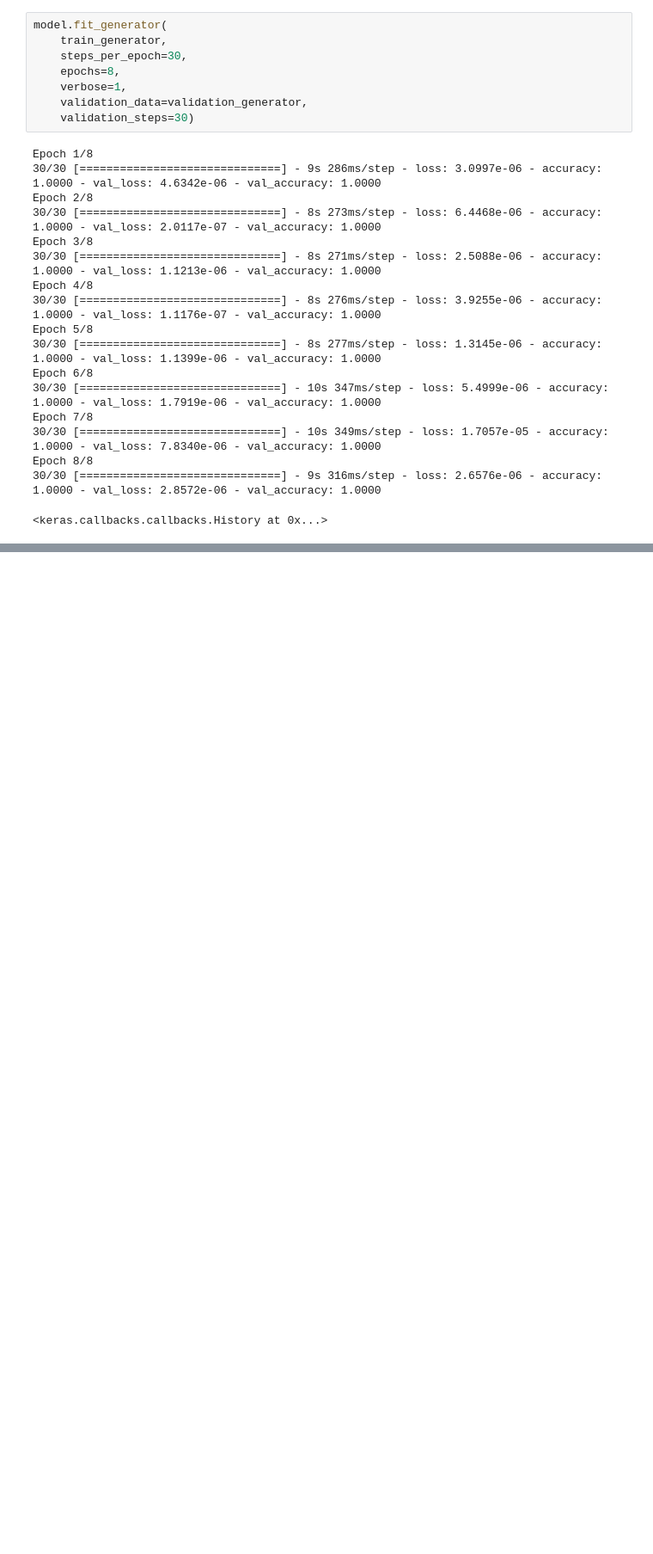
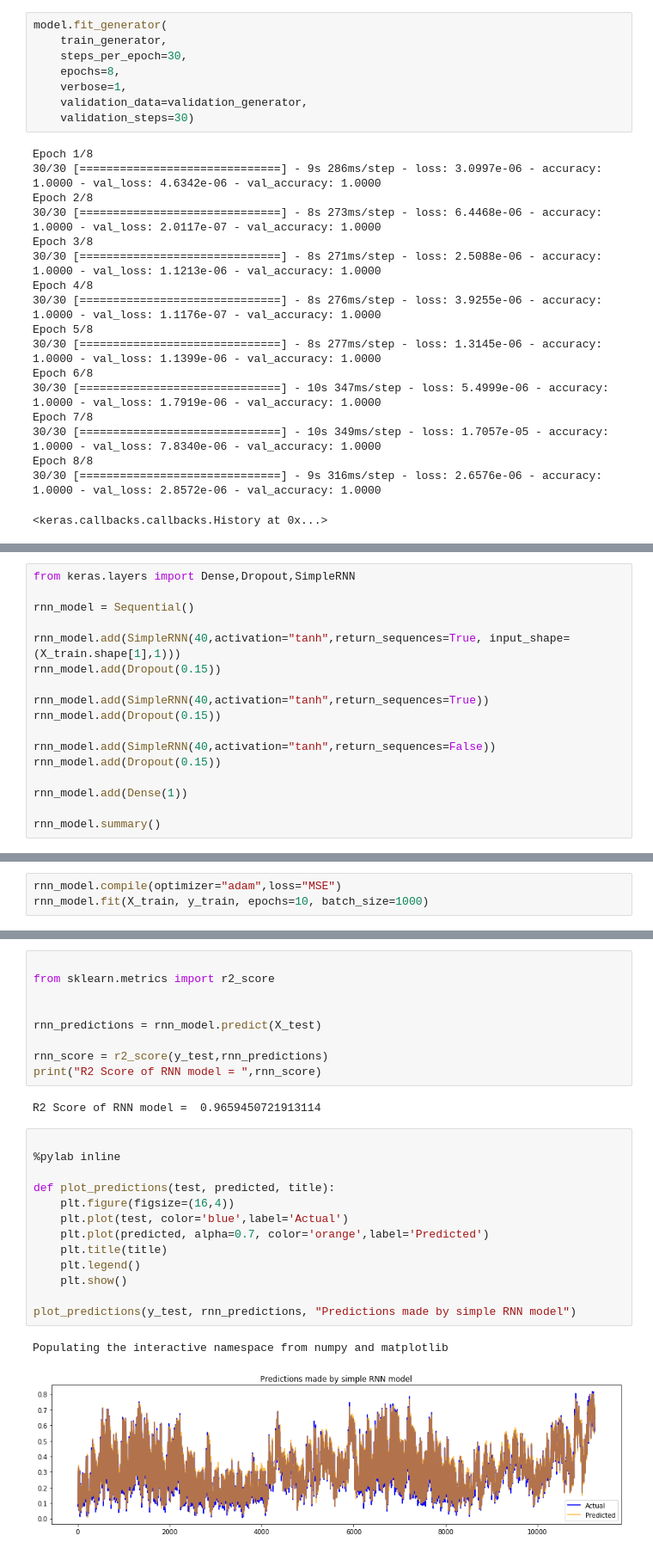
Before and after one commit to Stepess/neural_network, a Jupyter notebook: neural_networks.ipynb, the cells around one changed output, grey strips where cells are left out. Shown at 86% size. Saved outputs shown, nothing was run; the diff lists cells and outputs as text; blank space fills up the shorter version.

```diff
--- a/neural_networks.ipynb
+++ b/neural_networks.ipynb
@@ -247,0 +345,17 @@ Epoch 8/8
+# %%
+from keras.layers import Dense,Dropout,SimpleRNN
+
+rnn_model = Sequential()
+
+rnn_model.add(SimpleRNN(40,activation="tanh",return_sequences=True, input_shape=(X_train.shape[1],1)))
+rnn_model.add(Dropout(0.15))
+
+rnn_model.add(SimpleRNN(40,activation="tanh",return_sequences=True))
+rnn_model.add(Dropout(0.15))
+
+rnn_model.add(SimpleRNN(40,activation="tanh",return_sequences=False))
+rnn_model.add(Dropout(0.15))
+
+rnn_model.add(Dense(1))
+
+rnn_model.summary()
@@ -247,0 +380,3 @@ Epoch 8/8
+# %%
+rnn_model.compile(optimizer="adam",loss="MSE")
+rnn_model.fit(X_train, y_train, epochs=10, batch_size=1000)
@@ -247,0 +405,27 @@ Epoch 8/8
+# %%
+
+from sklearn.metrics import r2_score
+
+
+rnn_predictions = rnn_model.predict(X_test)
+
+rnn_score = r2_score(y_test,rnn_predictions)
+print("R2 Score of RNN model = ",rnn_score)
+# %% [output]
+R2 Score of RNN model =  0.9659450721913114
+# %%
+
+%pylab inline
+
+def plot_predictions(test, predicted, title):
+    plt.figure(figsize=(16,4))
+    plt.plot(test, color='blue',label='Actual')
+    plt.plot(predicted, alpha=0.7, color='orange',label='Predicted')
+    plt.title(title)
+    plt.legend()
+    plt.show()
+
+plot_predictions(y_test, rnn_predictions, "Predictions made by simple RNN model")
+# %% [output]
+Populating the interactive namespace from numpy and matplotlib
+[figure, added]
```
Also changed, not shown: parts of 15 cells of this notebook.
